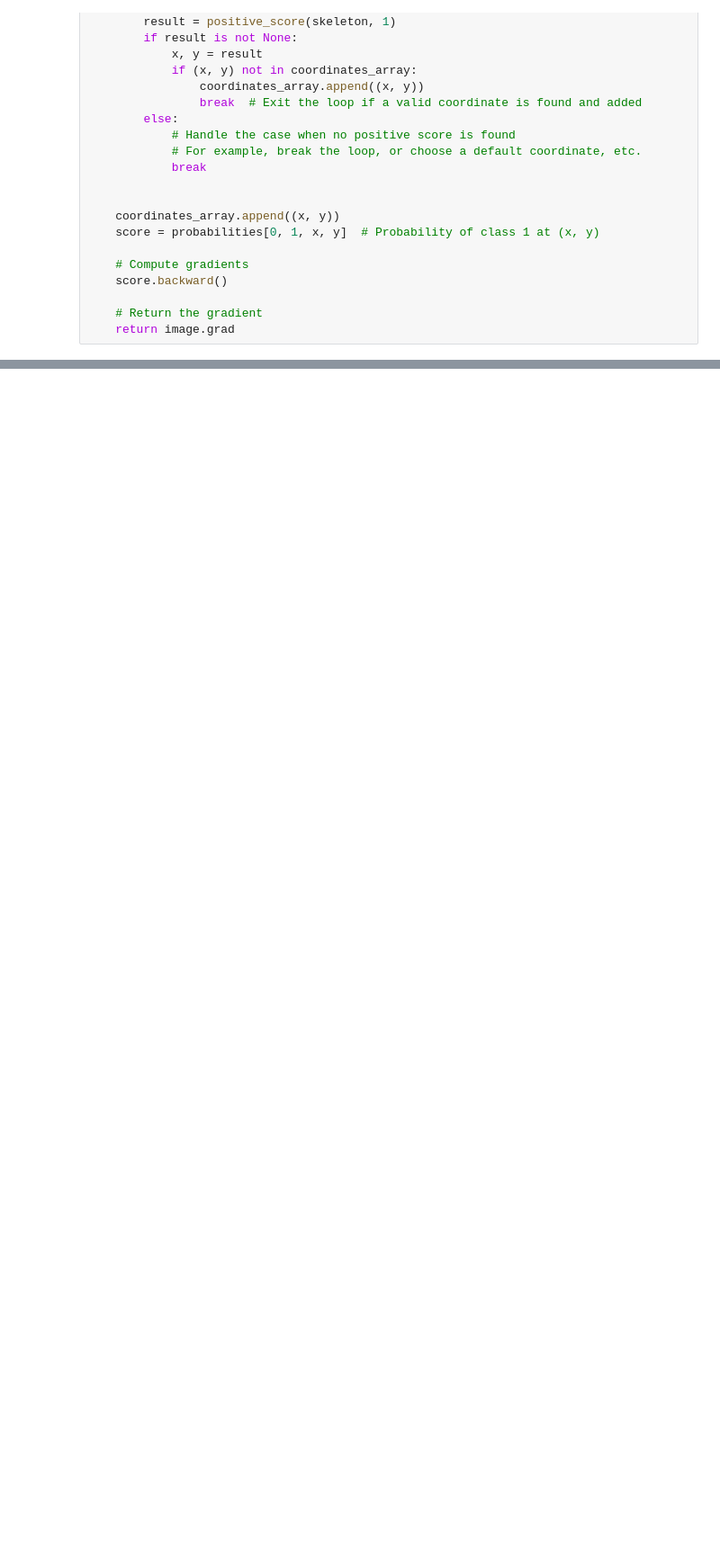
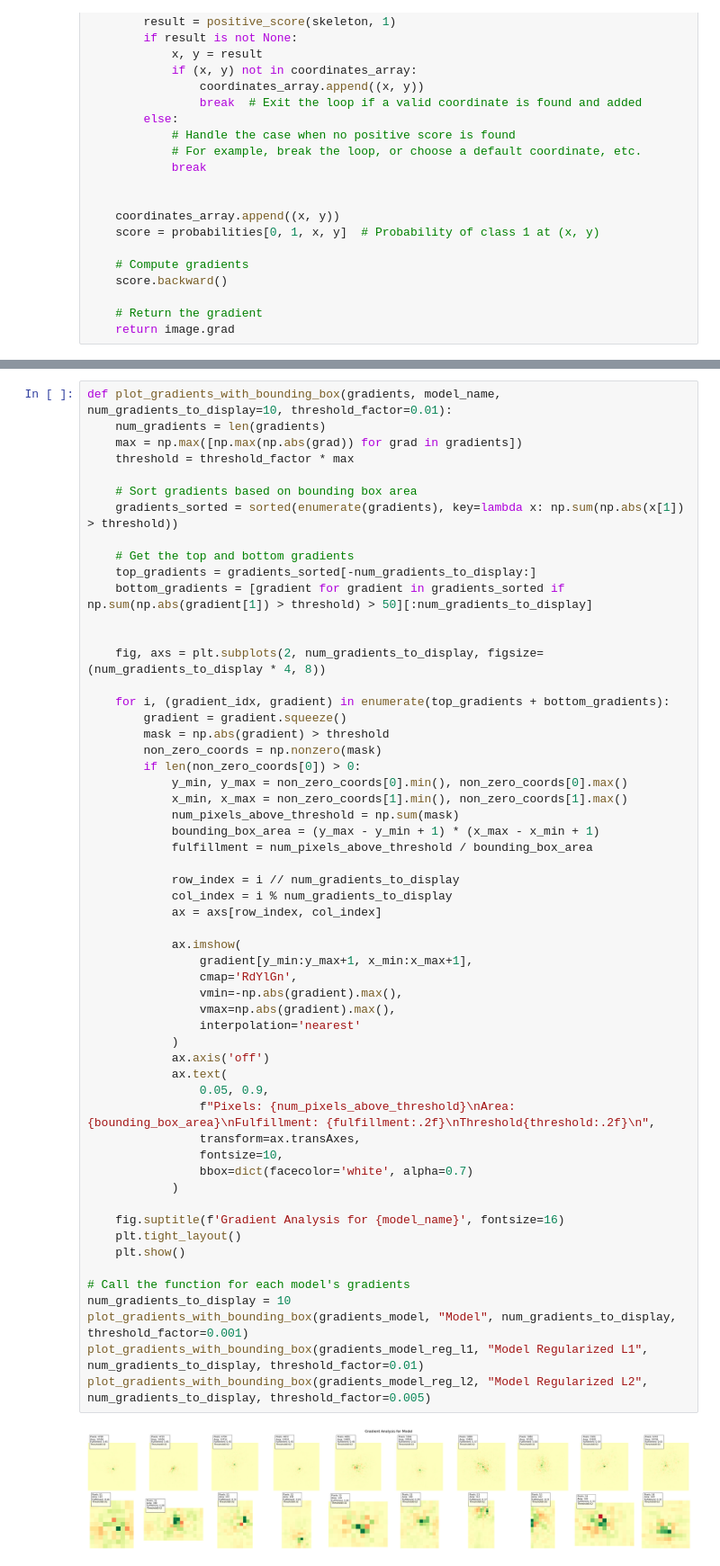
Before and after one commit to CarlosFontaneli/interpreting-neural-networks, a Jupyter notebook: experiments/vess_map_gradient_probabilities_analysis.ipynb, the cells around one changed output, grey strips where cells are left out. Shown at 90% size. Saved outputs shown, nothing was run; the diff lists cells and outputs as text; blank space fills up the shorter version.

```diff
--- a/experiments/vess_map_gradient_probabilities_analysis.ipynb
+++ b/experiments/vess_map_gradient_probabilities_analysis.ipynb
@@ -344,0 +391,58 @@ plot_gradients_with_bounding_box(gradients_model_reg_l2, num_gradients_to_analyz
+# %%
+def plot_gradients_with_bounding_box(gradients, model_name, num_gradients_to_display=10, threshold_factor=0.01):
+    num_gradients = len(gradients)
+    max = np.max([np.max(np.abs(grad)) for grad in gradients])
+    threshold = threshold_factor * max
+
+    # Sort gradients based on bounding box area
+    gradients_sorted = sorted(enumerate(gradients), key=lambda x: np.sum(np.abs(x[1]) > threshold))
+
+    # Get the top and bottom gradients
+    top_gradients = gradients_sorted[-num_gradients_to_display:]
+    bottom_gradients = [gradient for gradient in gradients_sorted if np.sum(np.abs(gradient[1]) > threshold) > 50][:num_gradients_to_display]
+
+
+    fig, axs = plt.subplots(2, num_gradients_to_display, figsize=(num_gradients_to_display * 4, 8))
+
+    for i, (gradient_idx, gradient) in enumerate(top_gradients + bottom_gradients):
+        gradient = gradient.squeeze()
+        mask = np.abs(gradient) > threshold
+        non_zero_coords = np.nonzero(mask)
+        if len(non_zero_coords[0]) > 0:
+            y_min, y_max = non_zero_coords[0].min(), non_zero_coords[0].max()
+            x_min, x_max = non_zero_coords[1].min(), non_zero_coords[1].max()
+            num_pixels_above_threshold = np.sum(mask)
+            bounding_box_area = (y_max - y_min + 1) * (x_max - x_min + 1)
+            fulfillment = num_pixels_above_threshold / bounding_box_area
+
+            row_index = i // num_gradients_to_display
+            col_index = i % num_gradients_to_display
+            ax = axs[row_index, col_index]
+
+            ax.imshow(
+                gradient[y_min:y_max+1, x_min:x_max+1],
+                cmap='RdYlGn',
+                vmin=-np.abs(gradient).max(),
+                vmax=np.abs(gradient).max(),
+                interpolation='nearest'
+            )
+            ax.axis('off')
+            ax.text(
+                0.05, 0.9,
+                f"Pixels: {num_pixels_above_threshold}\nArea: {bounding_box_area}\nFulfillment: {fulfillment:.2f}\nThreshold{threshold:.2f}\n",
+                transform=ax.transAxes,
+                fontsize=10,
+                bbox=dict(facecolor='white', alpha=0.7)
+            )
+
+    fig.suptitle(f'Gradient Analysis for {model_name}', fontsize=16)
+    plt.tight_layout()
+    plt.show()
+
+# Call the function for each model's gradients
+num_gradients_to_display = 10
+plot_gradients_with_bounding_box(gradients_model, "Model", num_gradients_to_display, threshold_factor=0.001)
+plot_gradients_with_bounding_box(gradients_model_reg_l1, "Model Regularized L1", num_gradients_to_display, threshold_factor=0.01)
+plot_gradients_with_bounding_box(gradients_model_reg_l2, "Model Regularized L2", num_gradients_to_display, threshold_factor=0.005)
+# %% [output]
+[figure, added]
```
Also changed, not shown: parts of 9 cells of this notebook.
